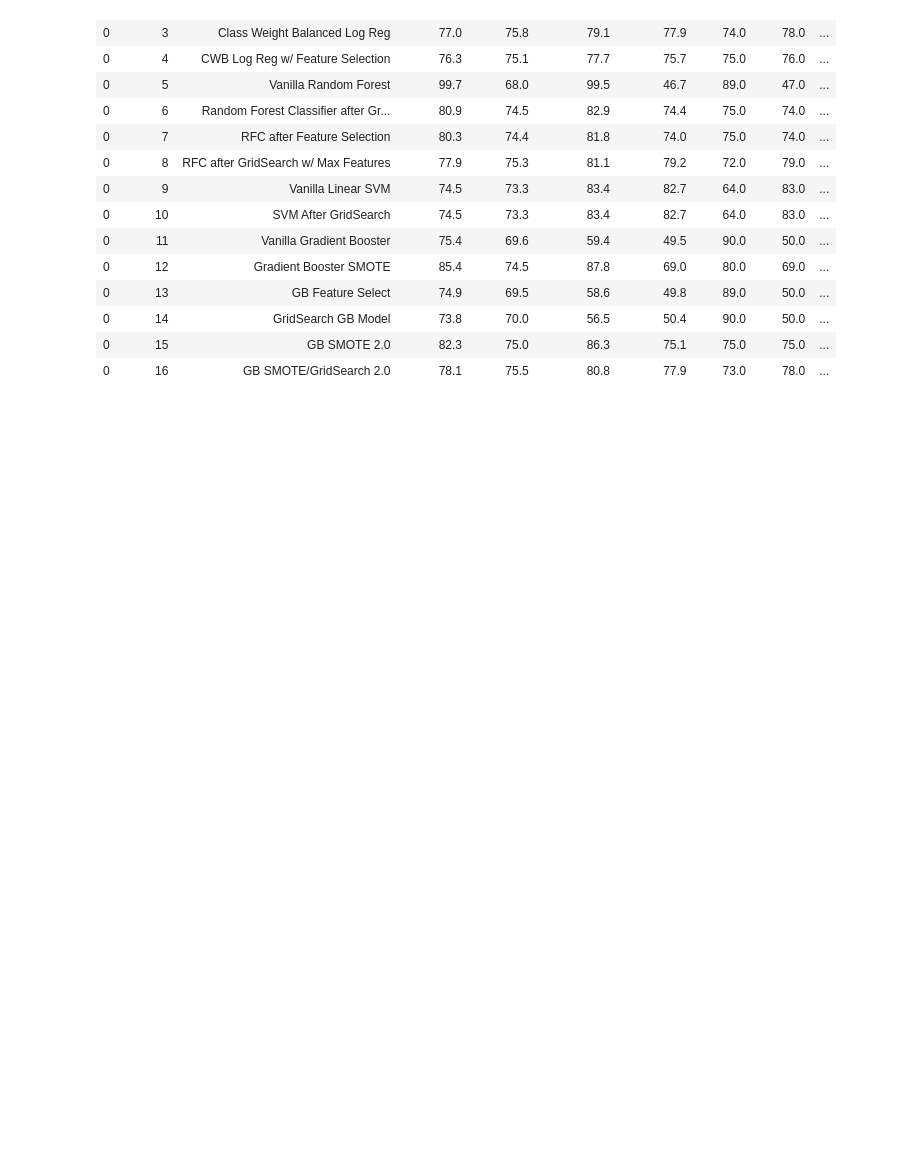
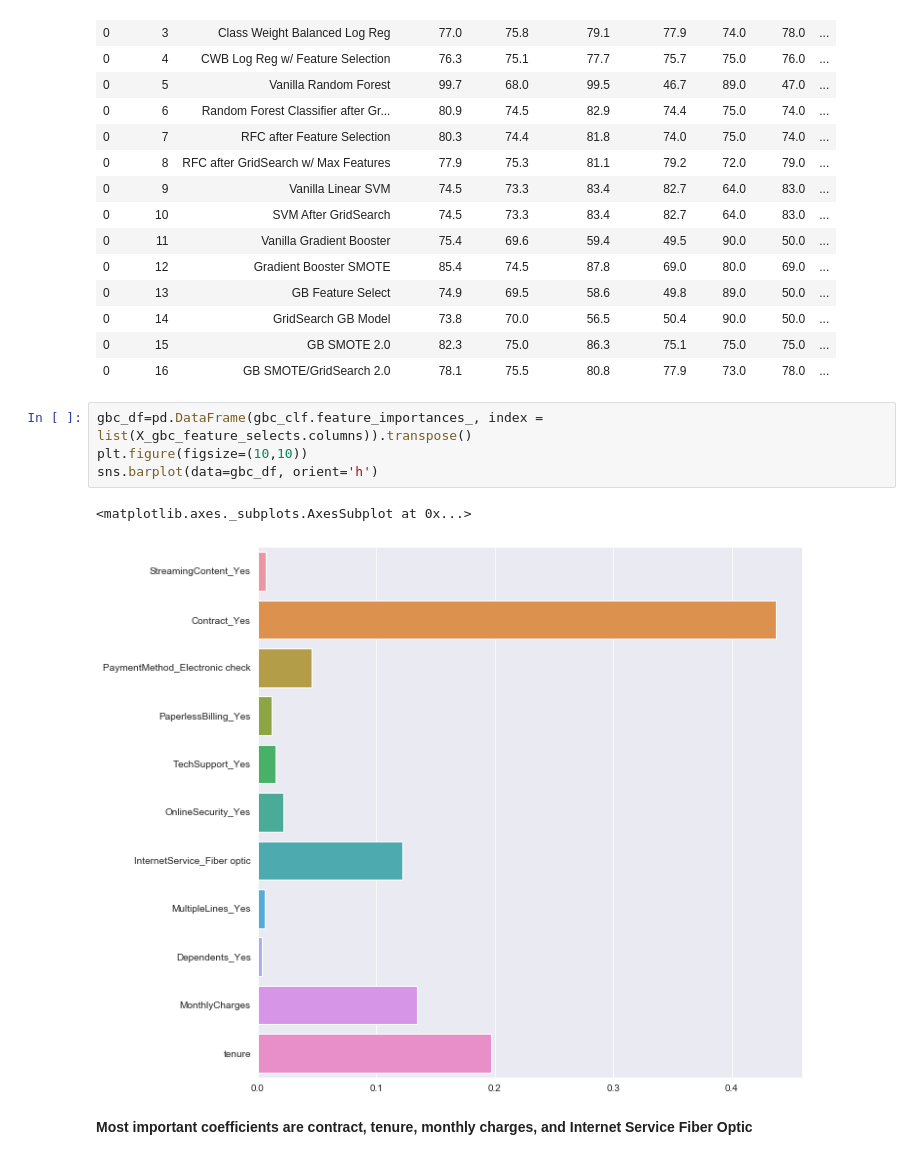
Before and after one commit to will4865/dsc-mod-3-project-v2-1-onl01-dtsc-ft-030220, a Jupyter notebook: student.ipynb, the cells around one changed output. Drawn from its saved outputs; the diff is of its cells as text; blank space fills up the shorter version.

```diff
--- a/student.ipynb
+++ b/student.ipynb
@@ -1652,3 +1672,12 @@ model_results
 | 0 | 14 | GridSearch GB Model | 73.8 | 70.0 | 56.5 | 50.4 | 90.0 | 50.0 | ... |
 | 0 | 15 | GB SMOTE 2.0 | 82.3 | 75.0 | 86.3 | 75.1 | 75.0 | 75.0 | ... |
 | 0 | 16 | GB SMOTE/GridSearch 2.0 | 78.1 | 75.5 | 80.8 | 77.9 | 73.0 | 78.0 | ... |
+# %%
+gbc_df=pd.DataFrame(gbc_clf.feature_importances_, index = list(X_gbc_feature_selects.columns)).transpose()
+plt.figure(figsize=(10,10))
+sns.barplot(data=gbc_df, orient='h')
+# %% [output]
+<matplotlib.axes._subplots.AxesSubplot at 0x...>
+[figure, added]
+# %% [markdown]
+<b>Most important coefficients are contract, tenure, monthly charges, and Internet Service Fiber Optic
```
Also changed, not shown: parts of 6 cells of this notebook, 1 other file.
